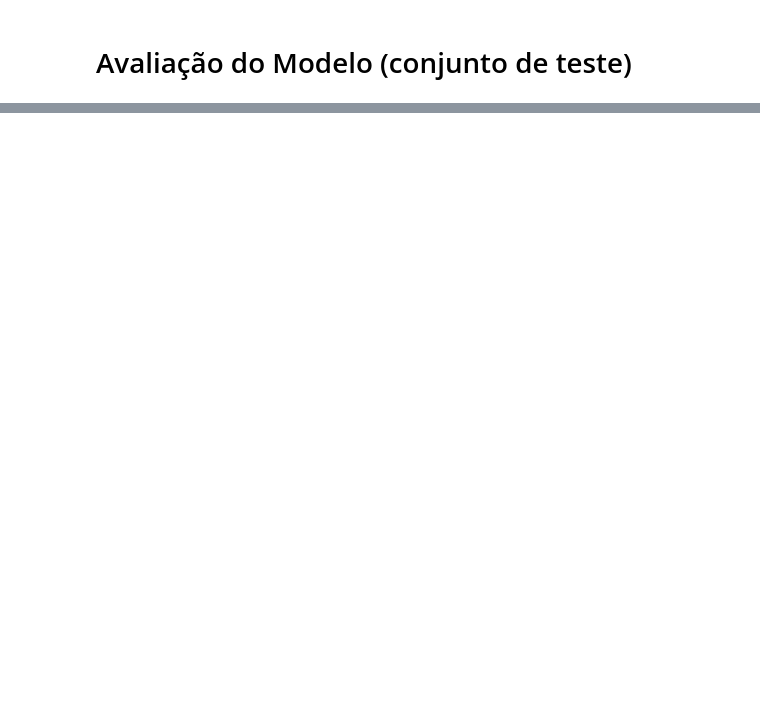
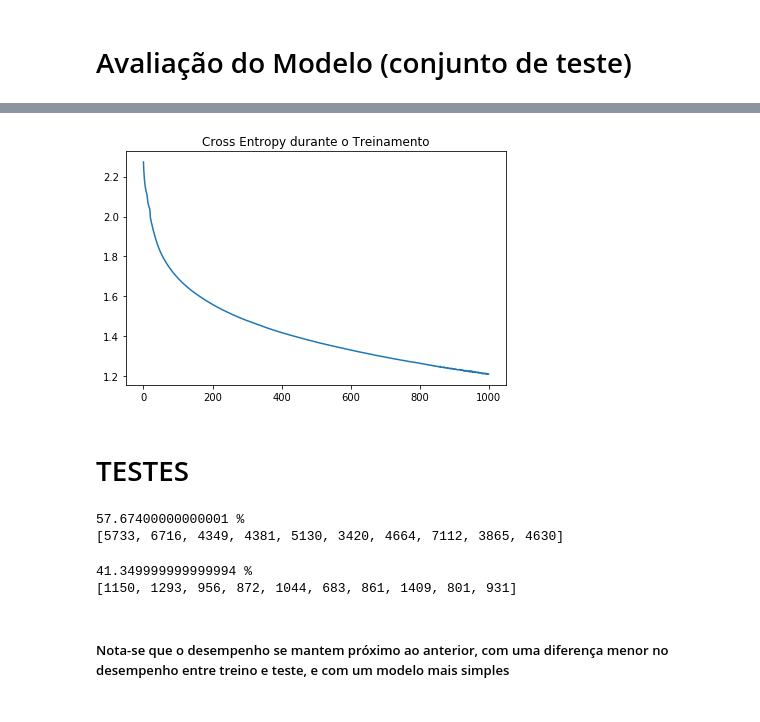
Before and after one commit to IhanBender/Redes-Neurais-Profundas-UFPEL-20191, a Jupyter notebook: notebooks/02 - MLP.ipynb, the cells around one changed output, grey strips where cells are left out. Drawn from its saved outputs; the diff is of its cells as text; code cells hidden in the pictures; blank space fills up the shorter version.

```diff
--- a/notebooks/02 - MLP.ipynb
+++ b/notebooks/02 - MLP.ipynb
@@ -185,0 +239,26 @@ evaluate(model, test_loader)
+# %%
+# Definir a arquitetura MLP
+
+class MLP(nn.Module):
+
+    def __init__(self):
+        super(MLP, self).__init__()
+        self.fc1 = nn.Linear(32*32, 80)
+        self.fc2 = nn.Linear(80, 10)
+        self.activation_function = torch.nn.ReLU()
+
+    def forward(self, x):
+        x = x.view(-1, 32*32)
+        x = self.activation_function(self.fc1(x))
+        x = self.activation_function(self.fc2(x))
+        return x
+# %%
+model = MLP().to(device)
+optimizer = torch.optim.SGD(model.parameters(), lr = 1e-2, weight_decay=1e-4)
+loss_fn = torch.nn.CrossEntropyLoss().cuda()
+
+train_loader = DataLoader(dataset=dataset_train, shuffle=True, batch_size=200)
+test_loader = DataLoader(dataset=dataset_test, shuffle=False, batch_size=200)
+
+losses = []
+train_model(model, 1000, train_loader, losses)
@@ -185,0 +283,7 @@ evaluate(model, test_loader)
+# %%
+plt.title("Cross Entropy durante o Treinamento")
+plt.tight_layout()
+_ = plt.plot(losses)
+plt.show()
+# %% [output]
+[figure, added]
@@ -185,0 +293,14 @@ evaluate(model, test_loader)
+# %% [markdown]
+# TESTES
+# %%
+evaluate(model, train_loader)
+# %% [output]
+57.67400000000001 %
+[5733, 6716, 4349, 4381, 5130, 3420, 4664, 7112, 3865, 4630]
+# %%
+evaluate(model, test_loader)
+# %% [output]
+41.349999999999994 %
+[1150, 1293, 956, 872, 1044, 683, 861, 1409, 801, 931]
+# %% [markdown]
+<h5> Nota-se que o desempenho se mantem próximo ao anterior, com uma diferença menor no desempenho entre treino e teste, e com um modelo mais simples <h5>
```
Also changed, not shown: parts of 16 cells of this notebook.
